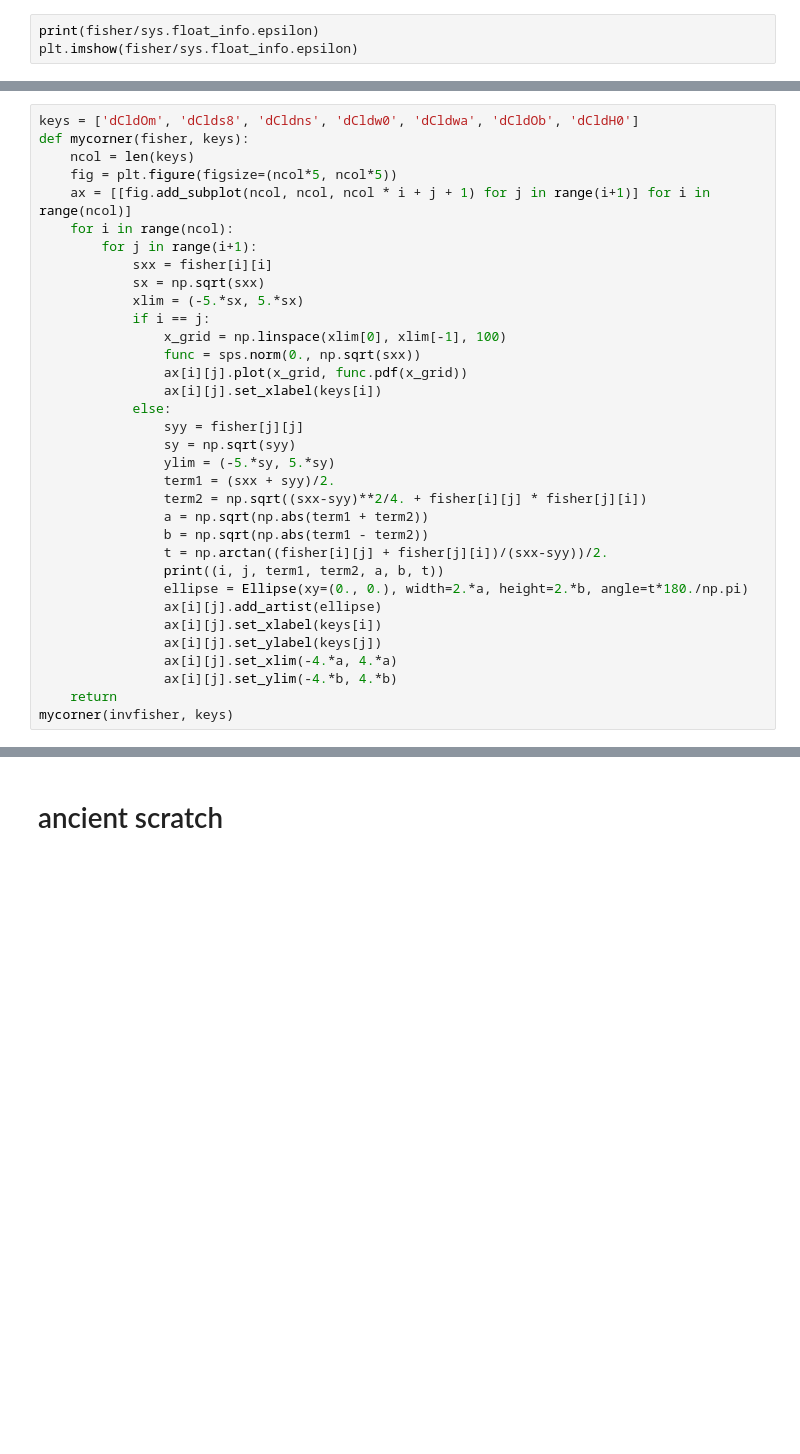
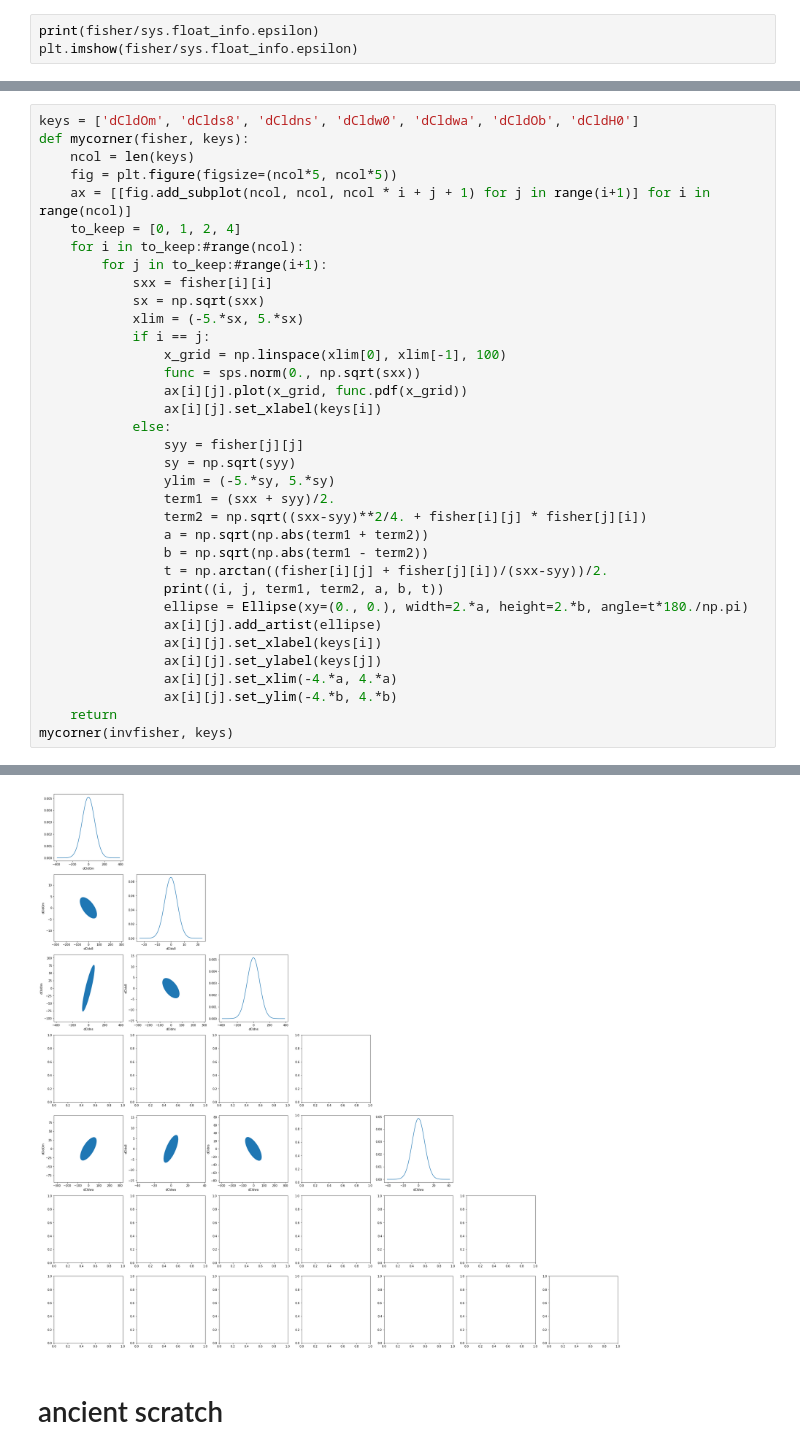
Before and after one commit to hoyleb/chippr, a Jupyter notebook: research/scripts/sandbox.ipynb, the cells around one changed output, grey strips where cells are left out. Saved outputs shown, nothing was run; the diff lists cells and outputs as text; blank space fills up the shorter version.

```diff
--- a/research/scripts/sandbox.ipynb
+++ b/research/scripts/sandbox.ipynb
@@ -178,8 +194,9 @@ def mycorner(fisher, keys):
     ncol = len(keys)
     fig = plt.figure(figsize=(ncol*5, ncol*5))
     ax = [[fig.add_subplot(ncol, ncol, ncol * i + j + 1) for j in range(i+1)] for i in range(ncol)]
-    for i in range(ncol):
-        for j in range(i+1):
+    to_keep = [0, 1, 2, 4]
+    for i in to_keep:#range(ncol):
+        for j in to_keep:#range(i+1):
             sxx = fisher[i][i]
             sx = np.sqrt(sxx)
             xlim = (-5.*sx, 5.*sx)
@@ -206,3 +223,4 @@ def mycorner(fisher, keys):
                 ax[i][j].set_ylim(-4.*b, 4.*b)
     return
 mycorner(invfisher, keys)
+# %% [output]
@@ -209,3 +234,4 @@ mycorner(invfisher, keys)
+[figure, added]
 # %% [markdown]
 # ancient scratch
 # %%
```
Also changed, not shown: parts of 2 cells of this notebook.
